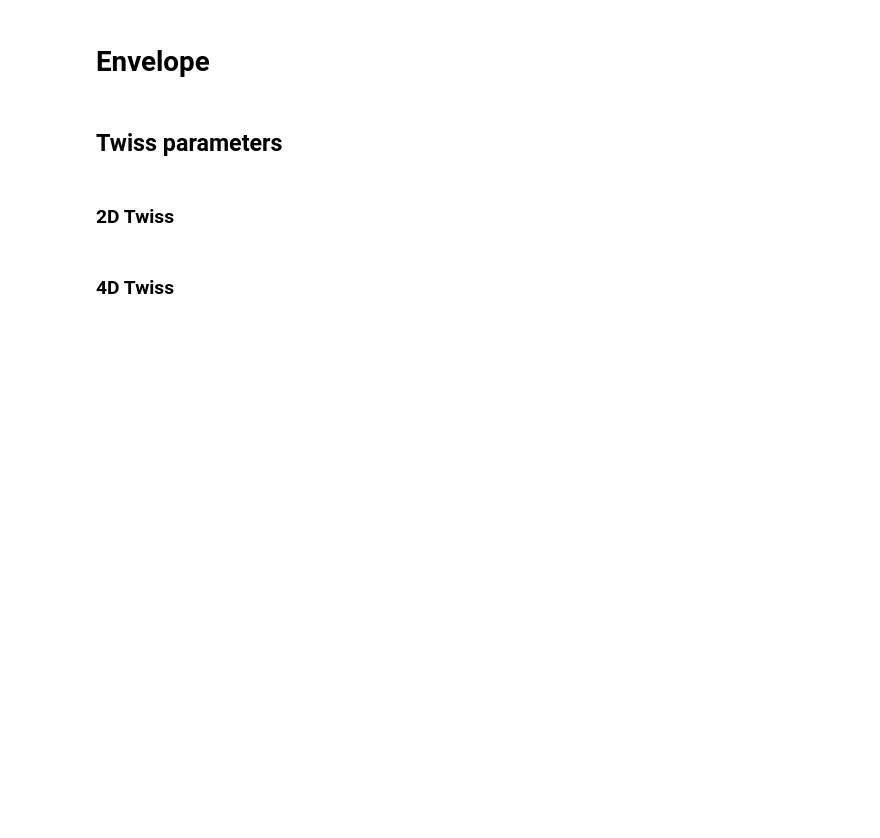
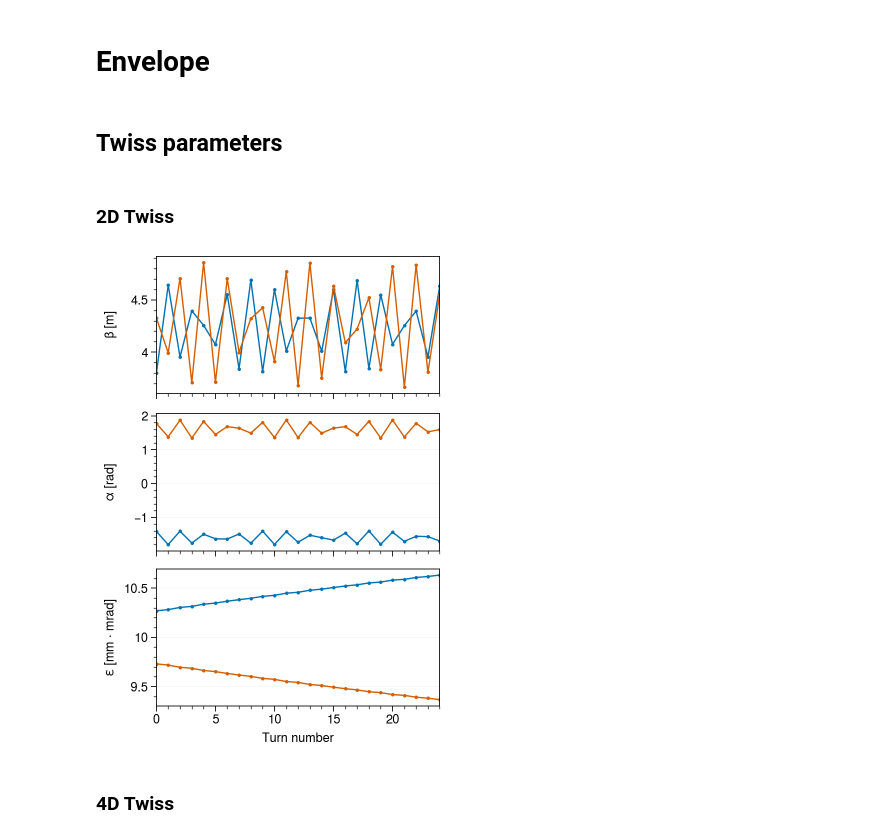
Before and after one commit to austin-hoover/accphys-tools, a Jupyter notebook: envelope/matching/tracking/turn_by_turn/onebeam/analysis.ipynb, the cells around one changed output. Cells and saved outputs as stored; diff of their text form; code cells hidden in the pictures; blank space fills up the shorter version.

```diff
--- a/envelope/matching/tracking/turn_by_turn/onebeam/analysis.ipynb
+++ b/envelope/matching/tracking/turn_by_turn/onebeam/analysis.ipynb
@@ -56,3 +34,32 @@ t0, t1 = 0, -1 # initial/final frame
+# %%
+# Plotting
+pplt.rc['figure.facecolor'] = 'white'
+pplt.rc['grid.alpha'] = 0.04
+pplt.rc['axes.grid'] = False
+pplt.rc['savefig.dpi'] = 'figure'
+pplt.rc['animation.html'] = 'jshtml'
+
+plt_kws = dict(
+    lw=1,
+    marker='.',
+    markersize=3,
+    legend=False,
+)
+
+format_kws = dict(
+    xgrid=False,
+    ygrid=True,
+)
+
+def savefig(filename, folder, suffix='.png', **kws):
+    kws.setdefault('dpi', 300)
+    kws.setdefault('facecolor', 'white')
+    filename = ''.join([filename, suffix])
+    plt.savefig(os.path.join(folder, filename), **kws)
+
+# Animation
+animate = True
+animate_kws = dict(skip=4, interval=1000./3.)
 # %%
 width, height = 3.5, 2.5
 
@@ -66,6 +73,6 @@ def setup_figure(opt=1):
         nrows, ncols, figsize = 3, 2, (1.6*width, 2*height)
     elif opt == 4:
         nrows, ncols, figsize = 1, 2, (7, 2.5)
-    fig, axes = plot.subplots(nrows=nrows, ncols=ncols, figsize=figsize, spany=False, aligny=True)
+    fig, axes = pplt.subplots(nrows=nrows, ncols=ncols, figsize=figsize, spany=False, aligny=True)
     axes.format(xlabel='Turn number')
     return fig, axes
@@ -93,9 +99,9 @@ dirs = {
 # Envelope
 # %%
 mode = int(np.loadtxt('_output/data/mode.txt'))
-env_params = np.load(files['env_params'])
-
-env_stats = ba.Stats(mode)
+env_params = np.loadtxt(filenames['env_params'])
+env_params *= 1000. # [convert to mm mrad]
+env_stats = ba.BeamStats(mode=mode)
 env_stats.read_env(env_params)
 # %% [markdown]
 ## Twiss parameters
@@ -103,12 +109,15 @@ env_stats.read_env(env_params)
 ### 2D Twiss
 # %%
 fig, axes = setup_figure(2);
-columns = (['bx','by'], ['ax','ay'], ['ex','ey'])
+columns = (['beta_x','beta_y'], ['alpha_x','alpha_y'], ['eps_x','eps_y'])
 ylabels = (r'$\beta$ [m]', r'$\alpha$ [rad]', r'$\varepsilon$ [mm $\cdot$ mrad]')
 for ax, col in zip(axes, columns):
     env_stats.twiss2D[col].plot(ax=ax, **plt_kws)
 set_labels(axes, ylabels, 'ylabel')
-save('twiss2D', dirs['env'], dpi=dpi)
+axes.format(**format_kws)
+savefig('twiss2D', dirs['env'])
+# %% [output]
+[figure, added]
 # %% [markdown]
 ### 4D Twiss
 # %%
```
Also changed, not shown: parts of 33 cells of this notebook, 1 other file.
